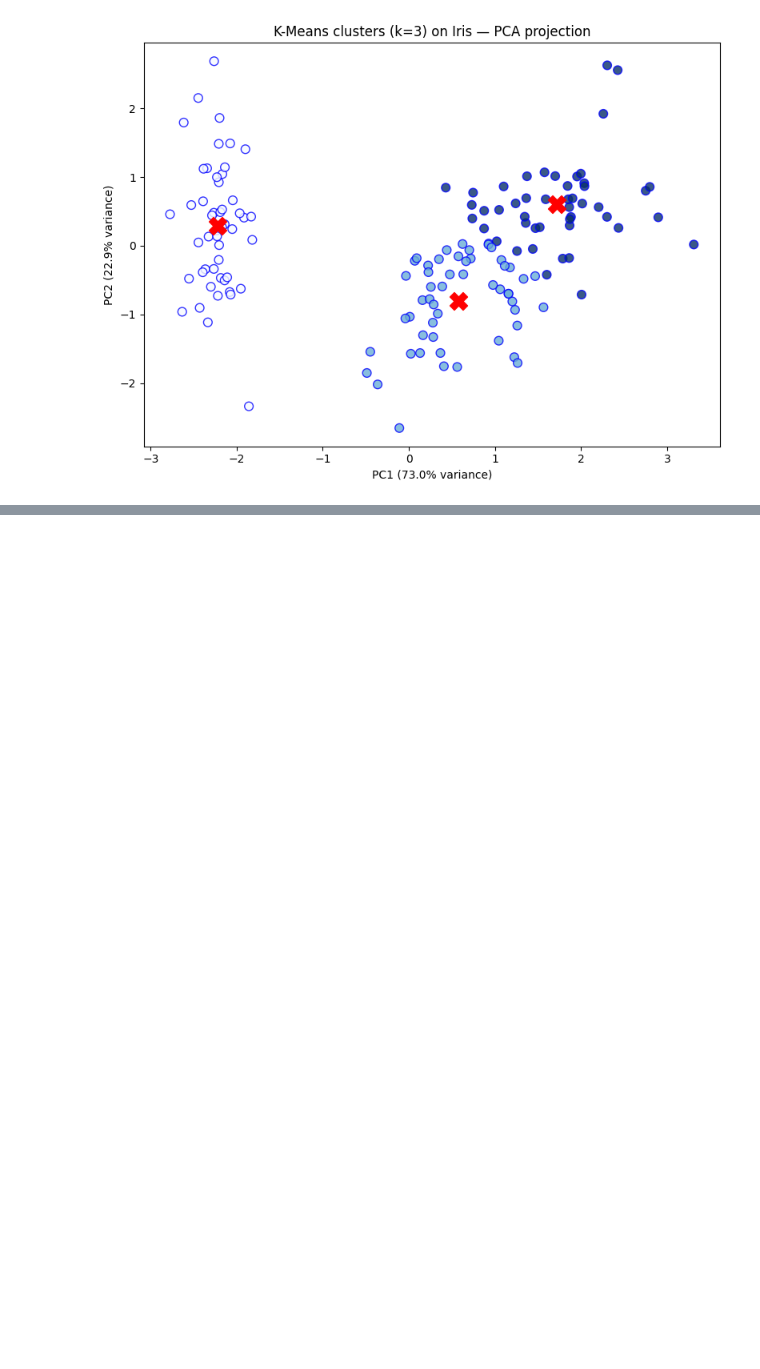
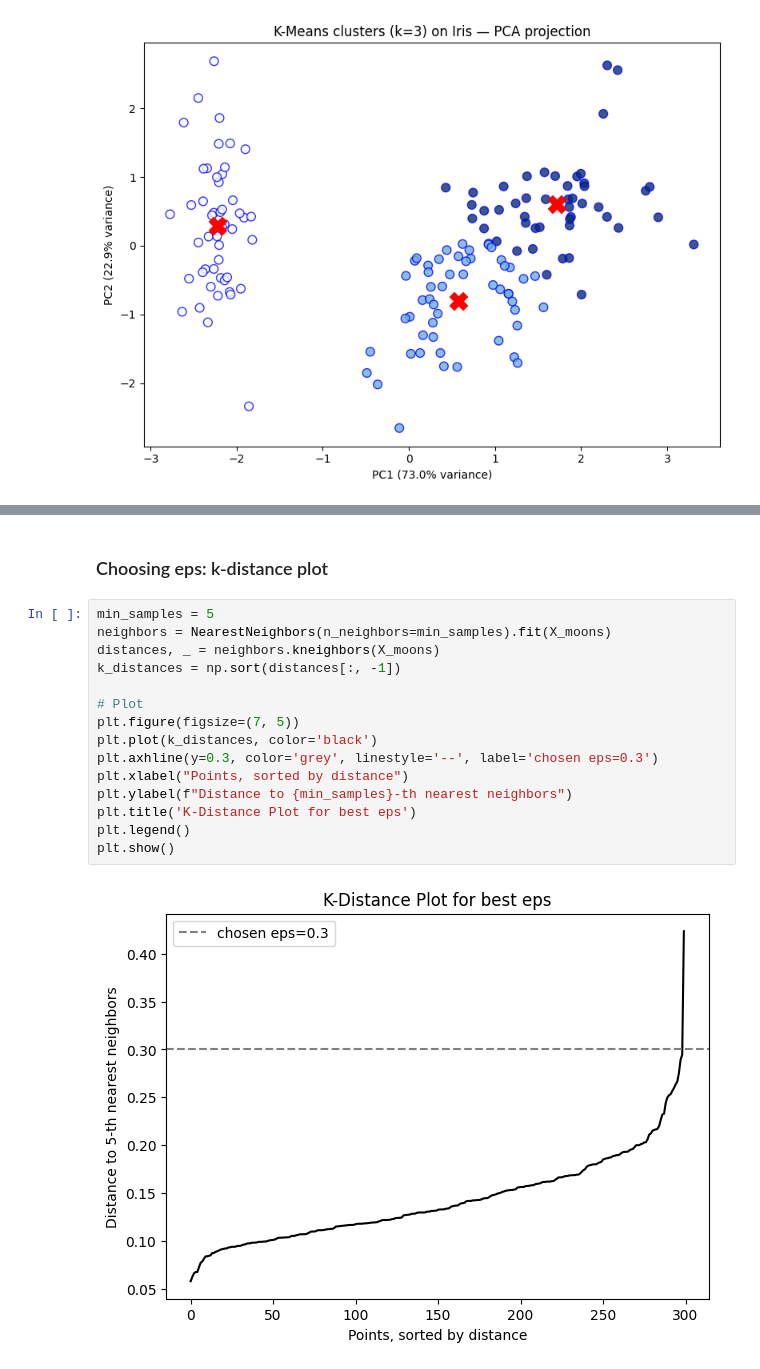
Before and after one commit to Lampard7crypt/Data-Science-Python, a Jupyter notebook: Phase 3/clustering.ipynb, the cells around one changed output, grey strips where cells are left out. Saved outputs shown, nothing was run; the diff lists cells and outputs as text; blank space fills up the shorter version.

```diff
--- a/Phase 3/clustering.ipynb
+++ b/Phase 3/clustering.ipynb
@@ -108,0 +135,19 @@ plt.show()
+# %% [markdown]
+### Choosing eps: k-distance plot
+# %%
+min_samples = 5
+neighbors = NearestNeighbors(n_neighbors=min_samples).fit(X_moons)
+distances, _ = neighbors.kneighbors(X_moons)
+k_distances = np.sort(distances[:, -1])
+
+# Plot
+plt.figure(figsize=(7, 5))
+plt.plot(k_distances, color='black')
+plt.axhline(y=0.3, color='grey', linestyle='--', label='chosen eps=0.3')
+plt.xlabel("Points, sorted by distance")
+plt.ylabel(f"Distance to {min_samples}-th nearest neighbors")
+plt.title('K-Distance Plot for best eps')
+plt.legend()
+plt.show()
+# %% [output]
+[figure, added]
```
Also changed, not shown: parts of 12 cells of this notebook.
